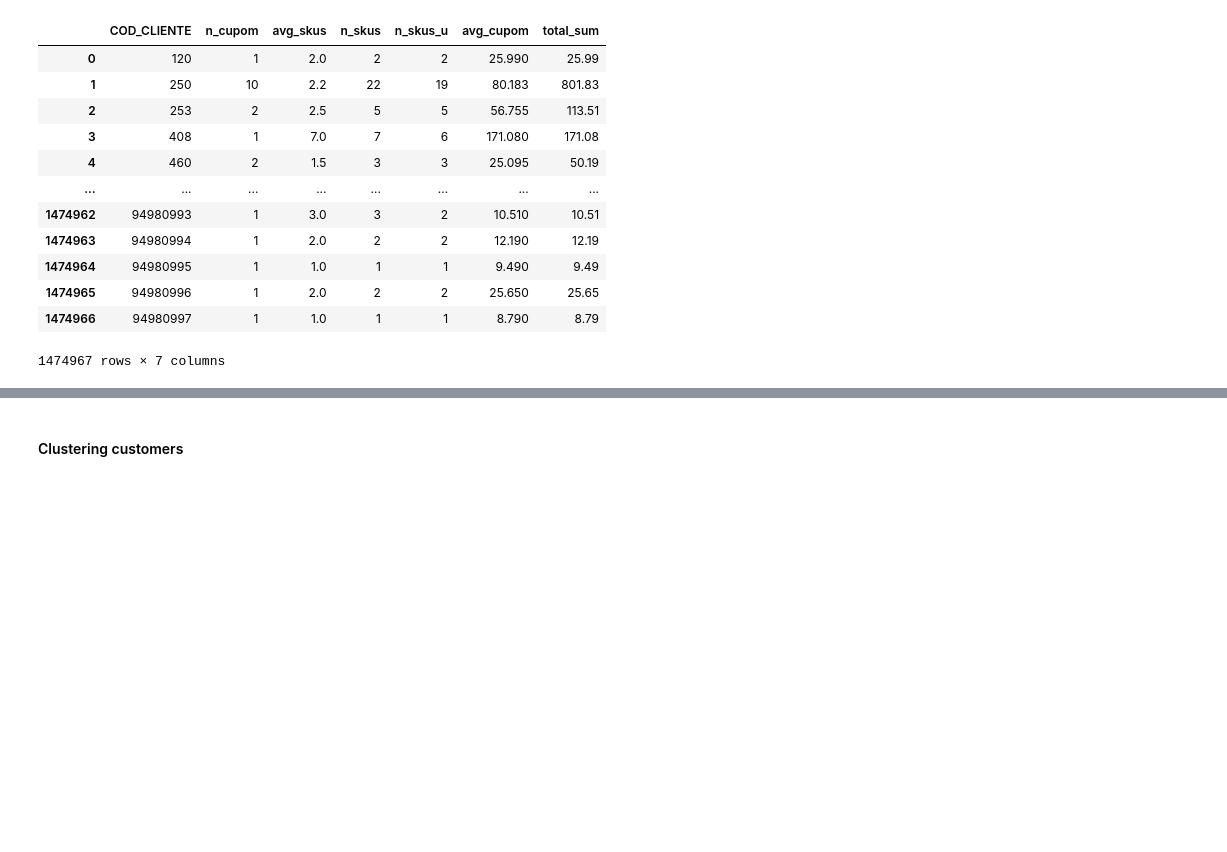
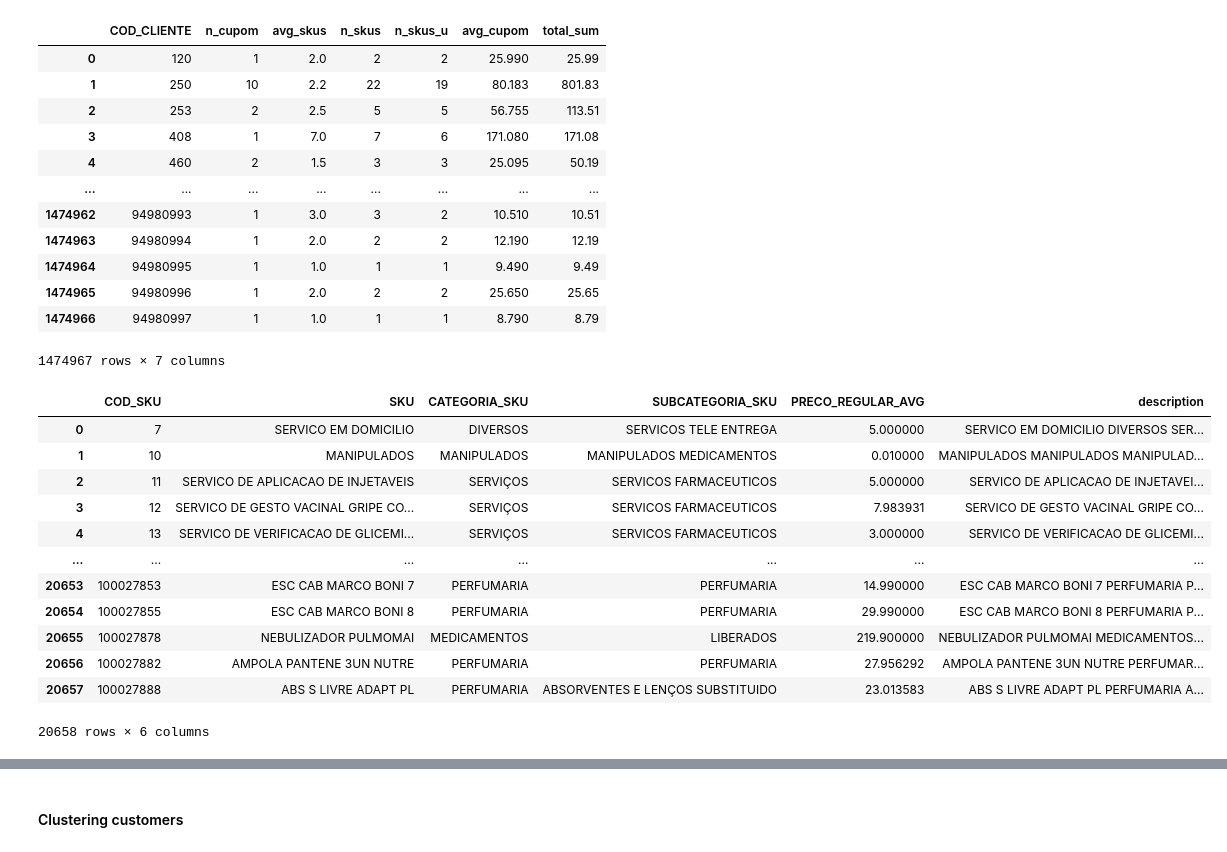
Before and after one commit to cristianomm/PUCRS, a Jupyter notebook: 2024-02/98H15-04 - Projeto em Ciência de Dados III/model_2.ipynb, the cells around one changed output, grey strips where cells are left out. Saved outputs shown, nothing was run; the diff lists cells and outputs as text; code cells hidden in the pictures; blank space fills up the shorter version.

```diff
--- a/2024-02/98H15-04 - Projeto em Ciência de Dados III/model_2.ipynb
+++ b/2024-02/98H15-04 - Projeto em Ciência de Dados III/model_2.ipynb
@@ -89,3 +97,22 @@ clientes_features
 | 1474965 | 94980996 | 1 | 2.0 | 2 | 2 | 25.650 | 25.65 |
 | 1474966 | 94980997 | 1 | 1.0 | 1 | 1 | 8.790 | 8.79 |
 1474967 rows × 7 columns
+# %%
+products = vendas.groupby(['COD_SKU', 'SKU', 'CATEGORIA_SKU', 'SUBCATEGORIA_SKU'], as_index=False).agg({'PRECO_REGULAR': 'mean'})
+products.rename(columns={'PRECO_REGULAR': 'PRECO_REGULAR_AVG'}, inplace=True)
+products['description'] = products['SKU'] + ' ' + products['CATEGORIA_SKU'] + ' ' + products['SUBCATEGORIA_SKU']
+products
+# %% [output]
+|  | COD_SKU | SKU | CATEGORIA_SKU | SUBCATEGORIA_SKU | PRECO_REGULAR_AVG | description |
+| 0 | 7 | SERVICO EM DOMICILIO | DIVERSOS | SERVICOS TELE ENTREGA | 5.000000 | SERVICO EM DOMICILIO DIVERSOS SER... |
+| 1 | 10 | MANIPULADOS | MANIPULADOS | MANIPULADOS MEDICAMENTOS | 0.010000 | MANIPULADOS MANIPULADOS MANIPULAD... |
+| 2 | 11 | SERVICO DE APLICACAO DE INJETAVEIS | SERVIÇOS | SERVICOS FARMACEUTICOS | 5.000000 | SERVICO DE APLICACAO DE INJETAVEI... |
+| 3 | 12 | SERVICO DE GESTO VACINAL GRIPE CO... | SERVIÇOS | SERVICOS FARMACEUTICOS | 7.983931 | SERVICO DE GESTO VACINAL GRIPE CO... |
+| 4 | 13 | SERVICO DE VERIFICACAO DE GLICEMI... | SERVIÇOS | SERVICOS FARMACEUTICOS | 3.000000 | SERVICO DE VERIFICACAO DE GLICEMI... |
+| ... | ... | ... | ... | ... | ... | ... |
+| 20653 | 100027853 | ESC CAB MARCO BONI 7 | PERFUMARIA | PERFUMARIA | 14.990000 | ESC CAB MARCO BONI 7 PERFUMARIA P... |
+| 20654 | 100027855 | ESC CAB MARCO BONI 8 | PERFUMARIA | PERFUMARIA | 29.990000 | ESC CAB MARCO BONI 8 PERFUMARIA P... |
+| 20655 | 100027878 | NEBULIZADOR PULMOMAI | MEDICAMENTOS | LIBERADOS | 219.900000 | NEBULIZADOR PULMOMAI MEDICAMENTOS... |
+| 20656 | 100027882 | AMPOLA PANTENE 3UN NUTRE | PERFUMARIA | PERFUMARIA | 27.956292 | AMPOLA PANTENE 3UN NUTRE PERFUMAR... |
+| 20657 | 100027888 | ABS S LIVRE ADAPT PL | PERFUMARIA | ABSORVENTES E LENÇOS SUBSTITUIDO | 23.013583 | ABS S LIVRE ADAPT PL PERFUMARIA A... |
+20658 rows × 6 columns
```
Also changed, not shown: parts of 14 cells of this notebook.
